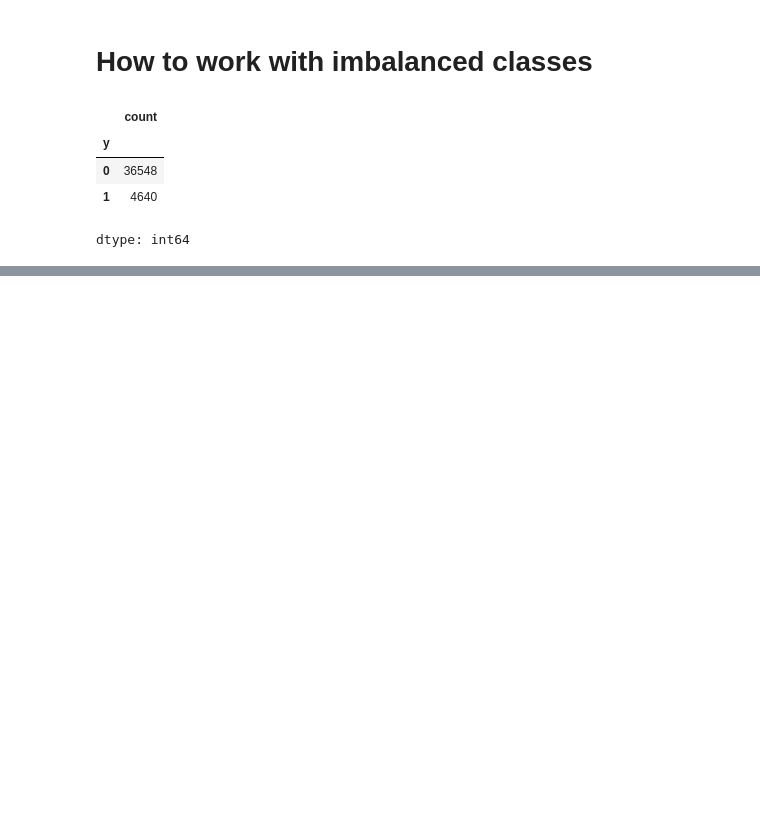
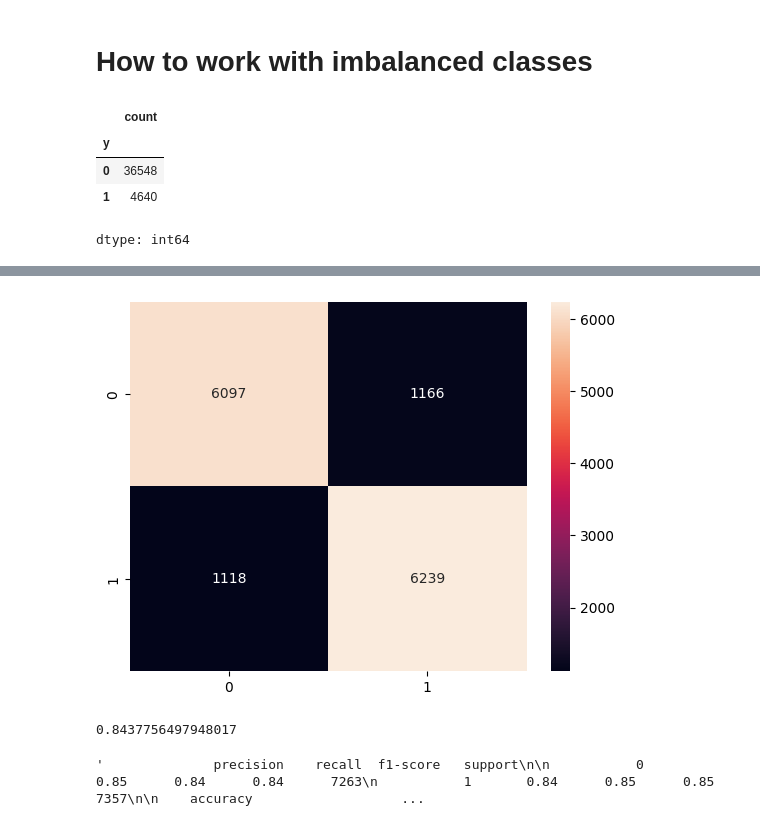
Before and after one commit to hasankachamathvi/LogisticsRegression, a Jupyter notebook: logisticRegression.ipynb, the cells around one changed output, grey strips where cells are left out. Saved outputs shown, nothing was run; the diff lists cells and outputs as text; code cells hidden in the pictures; blank space fills up the shorter version.

```diff
--- a/logisticRegression.ipynb
+++ b/logisticRegression.ipynb
@@ -218,0 +332,15 @@ smt= SMOTE()
+# %%
+sns.heatmap(confusion_matrix(y1_test, y1_pred), annot=True, fmt="g")
+#to see the values in real numbers
+plt.show()
+# %% [output]
+[figure, added]
+# %%
+accuracy_score(y1_test, y1_pred)
+#finding accuracy of classification model
+# %% [output]
+0.8437756497948017
+# %%
+classification_report(y1_test, y1_pred)
+# %% [output]
+'              precision    recall  f1-score   support\n\n           0       0.85      0.84      0.84      7263\n           1       0.84      0.85      0.85      7357\n\n    accuracy                   ...
```
Also changed, not shown: parts of 36 cells of this notebook.
